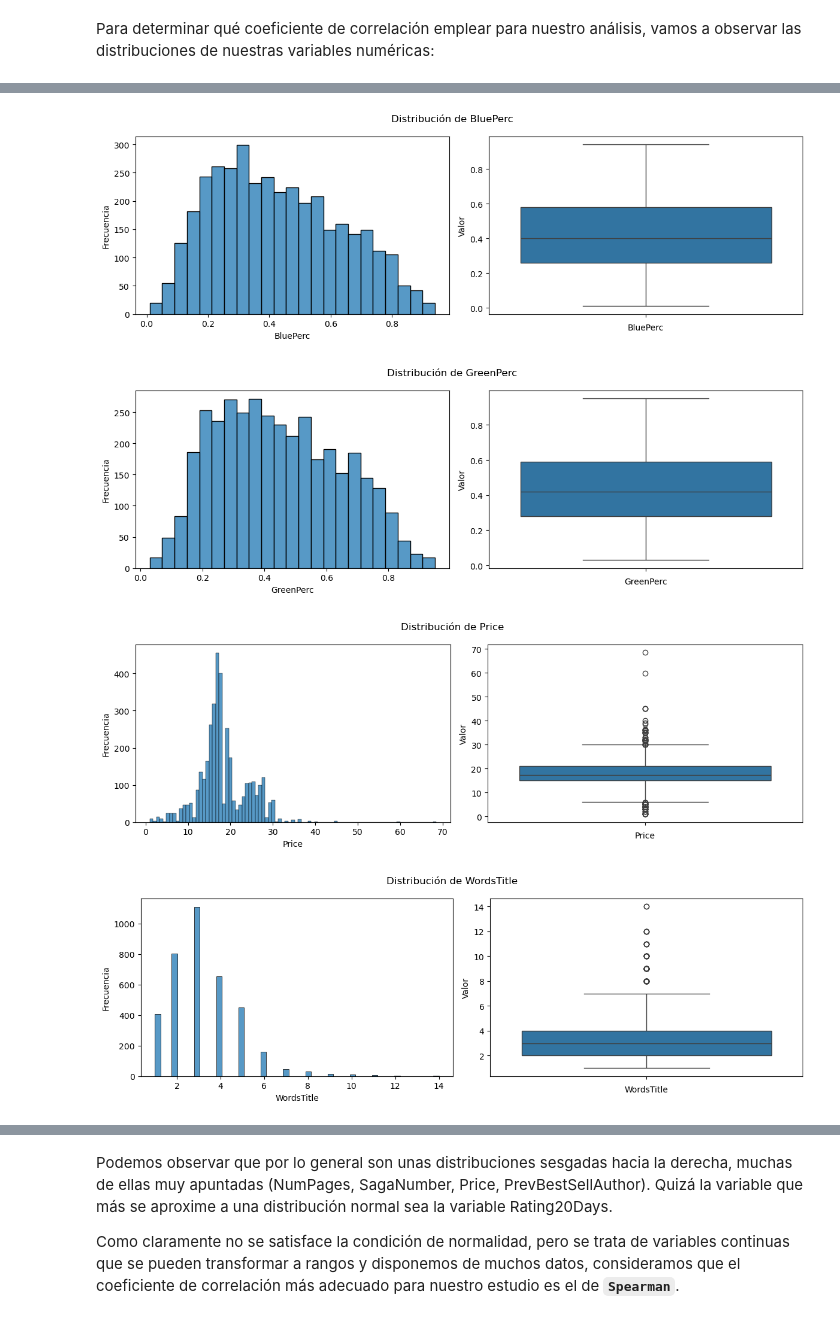
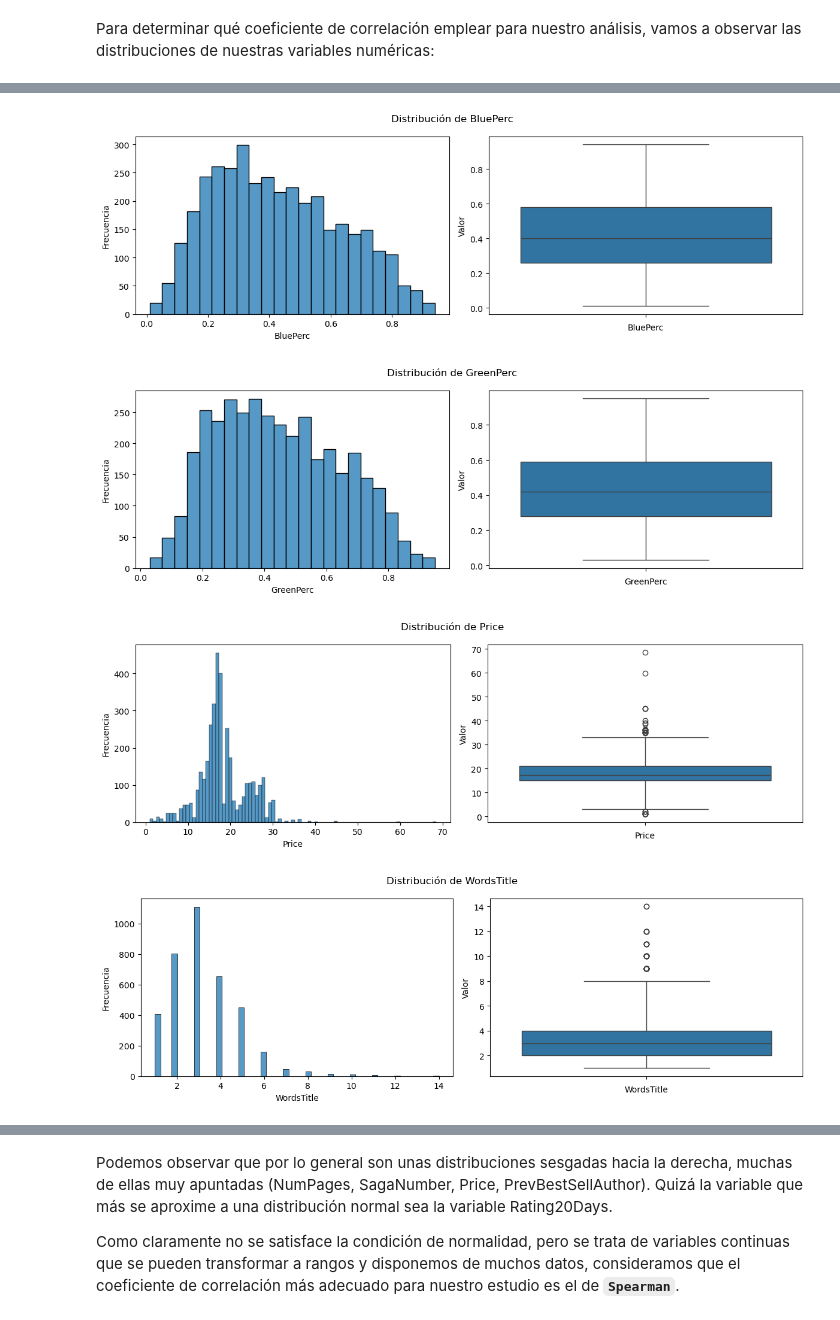
Before and after one commit to MMCCJJ/NOVELLA, a Jupyter notebook: src/modelos/AnalisisVariablesRelevantes.ipynb, the cells around one changed output, grey strips where cells are left out. Saved outputs shown, nothing was run; the diff lists cells and outputs as text; code cells hidden in the pictures.

```diff
--- a/src/modelos/AnalisisVariablesRelevantes.ipynb
+++ b/src/modelos/AnalisisVariablesRelevantes.ipynb
@@ -19,31 +20,31 @@ variables = ["Bestseller", "NumPages", "SagaNumber", "RedPerc", "BluePerc", "Gre
 # %%
 # Desactivamos los warnings
 warnings.filterwarnings("ignore")
 
-
+# Mostramos un histograma y un boxplot por cada variable
 for c in df[variables]:
 
     fig, (ax1, ax2) = plt.subplots(1, 2, figsize=(12, 4))
 
     # Histograma
     sns.histplot(df[c], kde=False, ax=ax1)
     ax1.set_xlabel(c)
     ax1.set_ylabel('Frecuencia')
 
     # Boxplot
-    sns.boxplot(df[c], ax=ax2)
+    sns.boxplot(df[c], ax=ax2, whis=2)
     ax2.set_xlabel(c)
     ax2.set_ylabel('Valor')
 
     plt.suptitle(f"Distribución de {c}")
     plt.tight_layout()
     plt.show()
 # %% [output]
 [figure]
 [figure]
 [figure]
 [figure]
 [figure]
 [figure]
-[figure, old version]
+[figure, new version]
-[figure, old version]
+[figure, new version]
```
Also changed, not shown: parts of 10 cells of this notebook.
